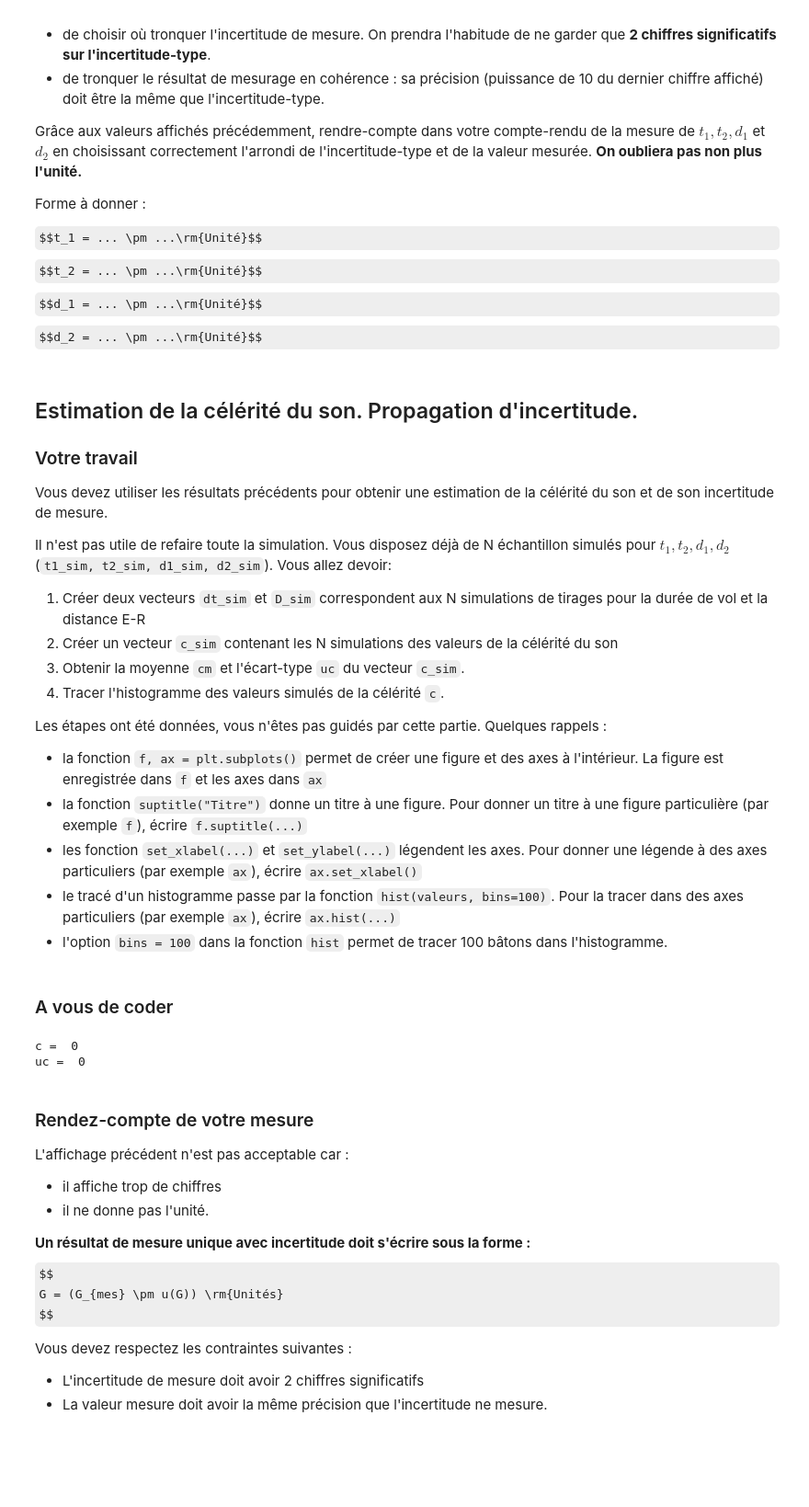
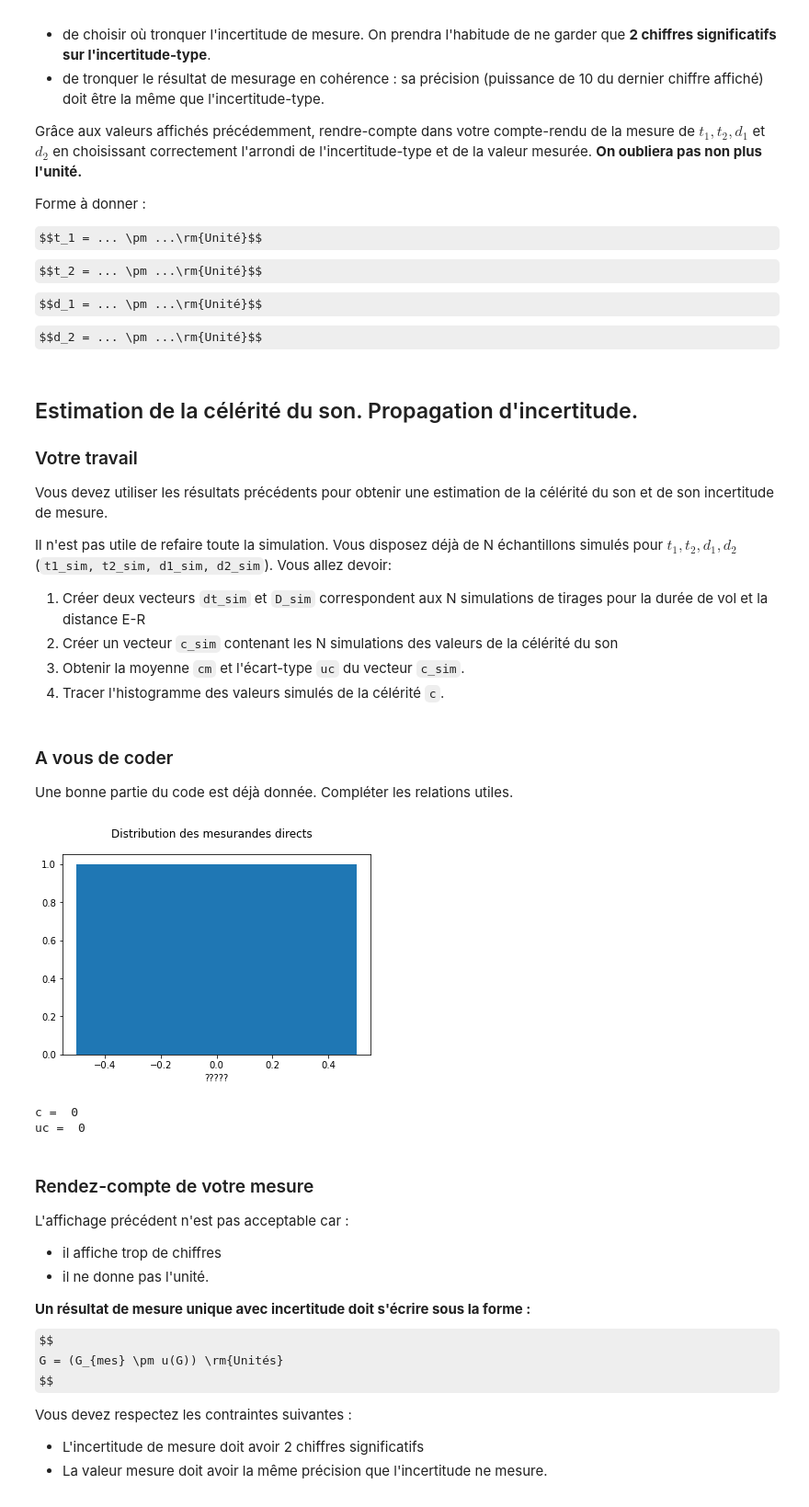
Before and after one commit to pcsi3physiquestan/tp1_methodes, a Jupyter notebook: _sources/notebook/exo_estimation.ipynb, the cells around one changed output. Shown: that part at 92% size. Saved outputs shown, nothing was run; the diff lists cells and outputs as text; code cells hidden in the pictures; some formulas as TeX source; blank space fills up the shorter version.

```diff
--- a/_sources/notebook/exo_estimation.ipynb
+++ b/_sources/notebook/exo_estimation.ipynb
@@ -219,45 +222,47 @@ $$d_2 = ... \pm ...\rm{Unité}$$
 
 Vous devez utiliser les résultats précédents pour obtenir une estimation de la célérité du son et de son incertitude de mesure.
 
-Il n'est pas utile de refaire toute la simulation. Vous disposez déjà de N échantillon simulés pour $t_1,t_2, d_1, d_2$ (`t1_sim, t2_sim, d1_sim, d2_sim`). Vous allez devoir:
+Il n'est pas utile de refaire toute la simulation. Vous disposez déjà de N échantillons simulés pour $t_1,t_2, d_1, d_2$ (`t1_sim, t2_sim, d1_sim, d2_sim`). Vous allez devoir:
 1. Créer deux vecteurs `dt_sim` et `D_sim` correspondent aux N simulations de tirages pour la durée de vol et la distance E-R
 2. Créer un vecteur `c_sim` contenant les N simulations des valeurs de la célérité du son
 3. Obtenir la moyenne `cm` et l'écart-type `uc` du vecteur `c_sim`.
 4. Tracer l'histogramme des valeurs simulés de la célérité `c`.
-</font>
-
-Les étapes ont été données, vous n'êtes pas guidés par cette partie. Quelques rappels :
-* la fonction `f, ax = plt.subplots()` permet de créer une figure et des axes à l'intérieur. La figure est enregistrée dans `f` et les axes dans `ax`
-* la fonction `suptitle("Titre")` donne un titre à une figure. Pour donner un titre à une figure particulière (par exemple `f`), écrire `f.suptitle(...)`
-* les fonction `set_xlabel(...)` et `set_ylabel(...)` légendent les axes. Pour donner une légende à des axes particuliers (par exemple `ax`), écrire `ax.set_xlabel()`
-* le tracé d'un histogramme passe par la fonction `hist(valeurs, bins=100)`. Pour la tracer dans des axes particuliers (par exemple `ax`), écrire `ax.hist(...)`
-* l'option `bins = 100` dans la fonction `hist` permet de tracer 100 bâtons dans l'histogramme.
 # %% [markdown]
 ### A vous de coder
+Une bonne partie du code est déjà donnée. Compléter les relations utiles.
 # %%
 """
 Il n'est pas nécessaire de réimporter les bibliothèques puisque vous les avez déjà importés.
+Modifier les formules lorsque c'et nécessaire.
 """
-dt_sim = 0  # Simulation des temps de vol
+dt_sim = t2_sim - t1_sim  # Simulation des temps de vol
 D_sim = 0  # Simulation des distances
 
 c_sim = 0  # Simulation des célérités
 
-cm = 0
-uc = 0
+cm = 0  # Utiliser la cellule précédente pour calculer la moyenne de la célérité à partir de c_sim
+uc = 0  # Utiliser la cellule précédente pour calculer l'incertitude sur la célérité à partir de c_sim
 
 """
 Tracé graphique
-Pensez bien à créer la fenêtre graphique, la titrer et légender les axes
+Pensez bien à légender les axes
 """
+f, axs = plt.subplots()  # Création d'une fenêtre graphique avec 4 axes répartis sur 2 colonnes et 2 lignes.
+f.suptitle("Distribution des mesurandes directs")  # Titre global
+axs.set_xlabel("?????")  # Légende de l'axe des abscisses
+
+# Tracé de t1
+axs.hist(c_sim, bins='rice')
+plt.show()
 
 """
 Les lignes ci-dessous afficheront les résultats sans tenir compte des chiffres significatifs
 attention aux noms de variables
 """
 print("c = ", cm)
 print("uc = ", uc)
 # %% [output]
+[figure, added]
 c =  0
 uc =  0
 # %% [markdown]
```
Also changed, not shown: parts of 3 cells of this notebook, 35 other files.
